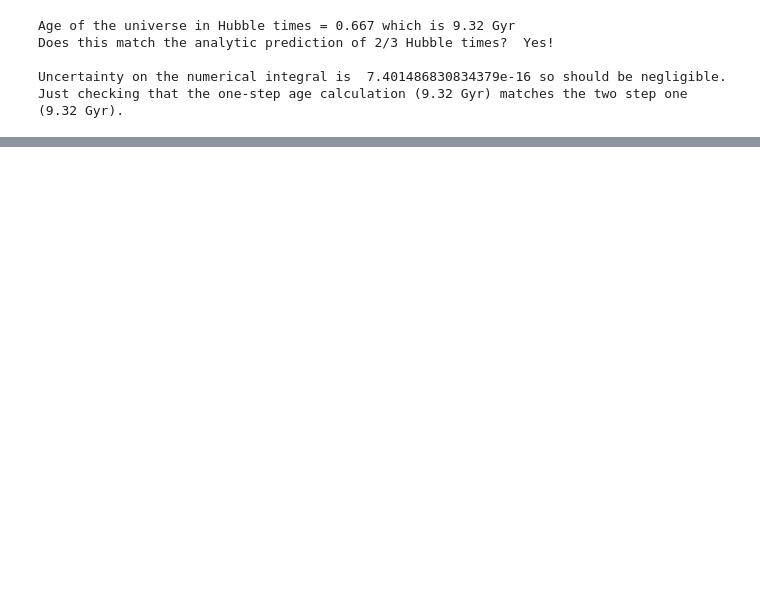
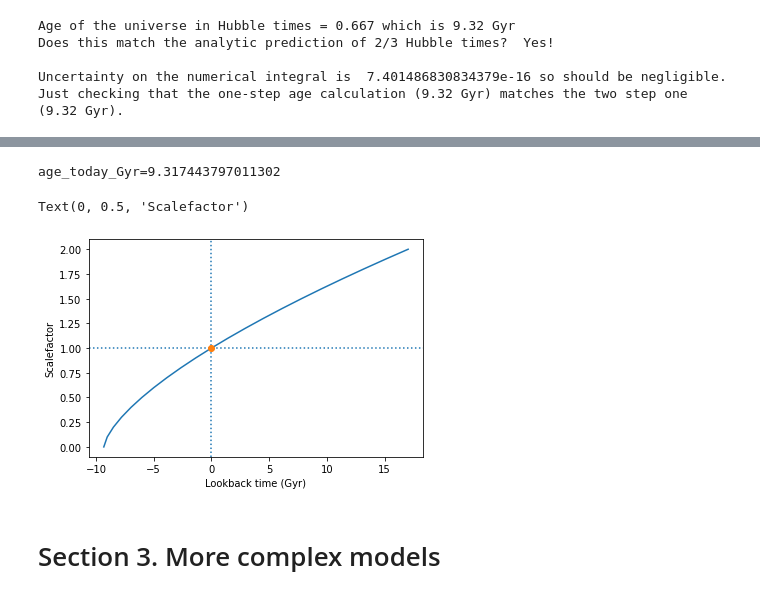
Before and after one commit to Eldred777/Cosmological_Project, a Jupyter notebook: CosmologyIntroduction/Ciaran.ipynb, the cells around one changed output, grey strips where cells are left out. Cells and saved outputs as stored; diff of their text form; code cells hidden in the pictures; blank space fills up the shorter version.

```diff
--- a/CosmologyIntroduction/Ciaran.ipynb
+++ b/CosmologyIntroduction/Ciaran.ipynb
@@ -62,0 +149,23 @@ age_double_Gyr=1.21895141649746
+# %%
+# First calculate the index corresponding to a=1.0.  (Find when |a-1.0| is minimum.  You could also do this by just redoing the integral from 0<a<1, but the way I've set it up above we know we have an a=1 in the array, so we can just find what we've already calculated.)
+index_today = np.argmin(np.abs(a_arr - 1.0))
+
+# Then find the time corresponding to that index  (note you do NOT have to do the integral again)
+age_today_Gyr = t_analytic_Gyr[index_today]
+print(f"{age_today_Gyr=}")
+
+t2_lookback_Gyr = t_analytic_Gyr - age_today_Gyr
+
+fig, ax = plt.subplots()
+ax.plot(t2_lookback_Gyr,a_arr)
+ax.axvline(x=0,linestyle=':') # Plot some crosshairs
+ax.axhline(y=1,linestyle=':')
+ax.plot(0.0, 1.0,'o') # Put a dot at the current time
+ax.set_xlabel('Lookback time (Gyr)')
+ax.set_ylabel('Scalefactor')
+# %% [output]
+age_today_Gyr=9.317443797011302
+Text(0, 0.5, 'Scalefactor')
+[figure, added]
+# %% [markdown]
+<h1>Section 3. More complex models</h1>
```
Also changed, not shown: parts of 24 cells of this notebook, 1 other file.
